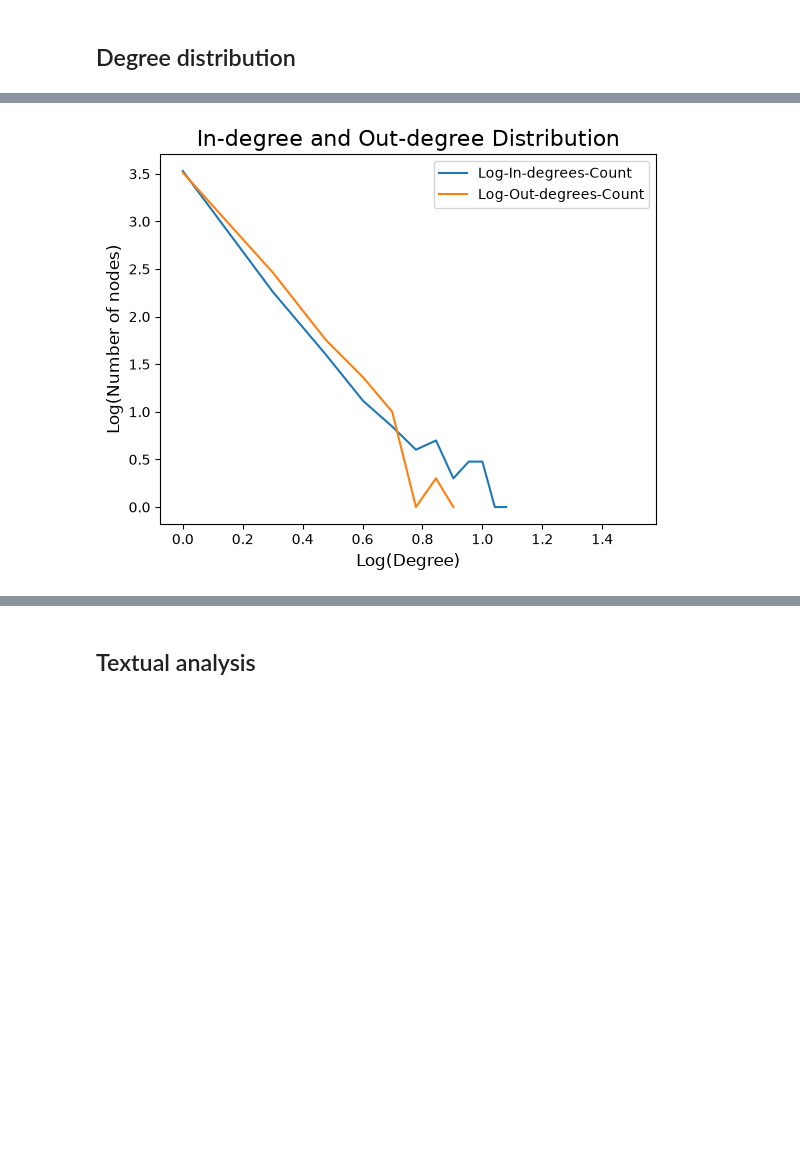
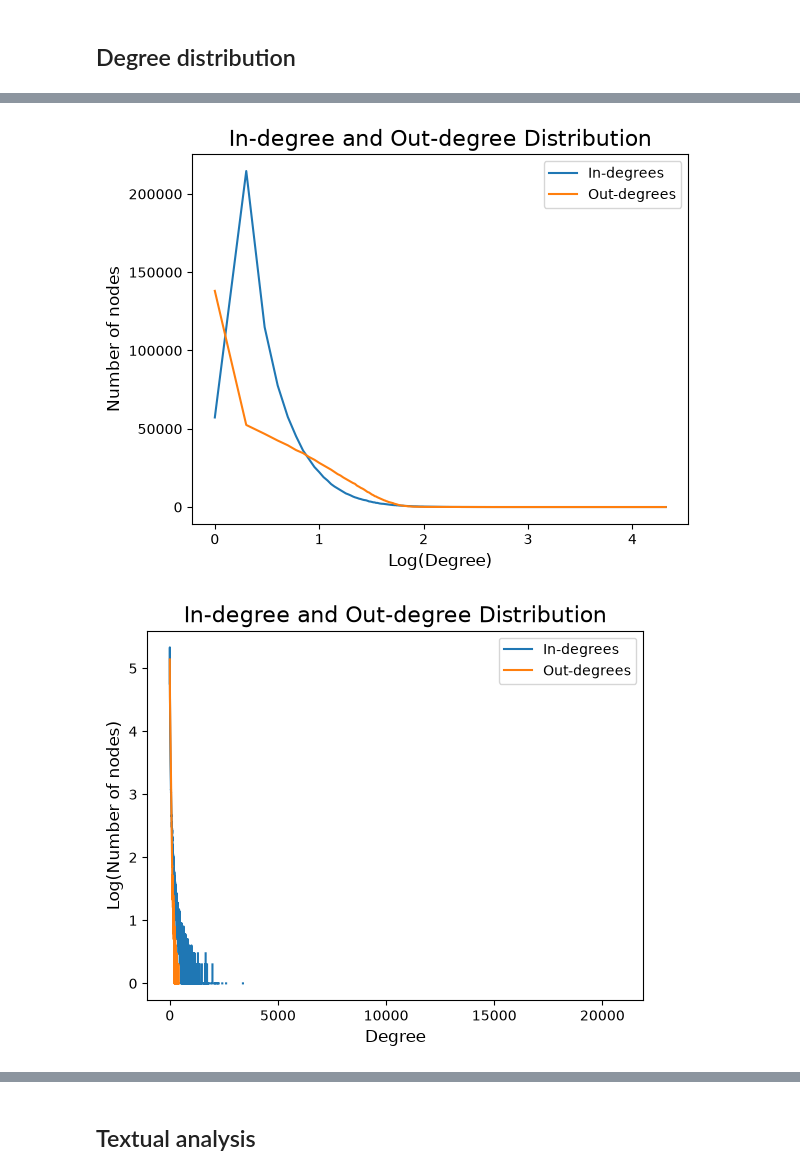
Before and after one commit to frasgp/finalproj, a Jupyter notebook: exploration.ipynb, the cells around one changed output, grey strips where cells are left out. Saved outputs shown, nothing was run; the diff lists cells and outputs as text; code cells hidden in the pictures; blank space fills up the shorter version.

```diff
--- a/exploration.ipynb
+++ b/exploration.ipynb
@@ -51,0 +68,13 @@ plt.show()
+# %%
+def filter_rows(df: pd.DataFrame) -> pd.Series:
+    """Filtering criterion for accepting papers in the graph."""
+    return (
+        (df["manipulation"] == False)
+        & (df["title"] != "")
+        & (df["title"] != np.nan)
+        # & (df["abstract"] != "" )
+        # & (df["high_label_journal"] == True)
+        # & (df["abstract"].apply(lambda abstract: "retracted" not in abstract))
+    )
+
+graph_df = df[filter_rows(df)].set_index("id")
@@ -153,14 +170,31 @@ Name: count, dtype: int64
 # %%
 log_in_degrees_count = in_degrees_count.apply(np.log10)
 log_out_degrees_count = out_degrees_count.apply(np.log10)
 log_degrees = degrees.apply(np.log10)
 
-plt.plot(log_degrees, log_in_degrees_count, label="Log-In-degrees-Count")
-plt.plot(log_degrees, log_out_degrees_count, label="Log-Out-degrees-Count")
+plt.plot(log_degrees, in_degrees_count, label="In-degrees")
+plt.plot(log_degrees, out_degrees_count, label="Out-degrees")
+plt.title("In-degree and Out-degree Distribution", fontsize=16)
+plt.xlabel("Log(Degree)", fontsize=12)
+plt.ylabel("Number of nodes", fontsize=12)
+plt.legend()
+
+plt.show()
+plt.plot(degrees, log_in_degrees_count, label="In-degrees")
+plt.plot(degrees, log_out_degrees_count, label="Out-degrees")
+plt.title("In-degree and Out-degree Distribution", fontsize=16)
+plt.xlabel("Degree", fontsize=12)
+plt.ylabel("Log(Number of nodes)", fontsize=12)
+plt.legend()
+plt.show()
+
+plt.plot(log_degrees, log_in_degrees_count, label="In-degrees")
+plt.plot(log_degrees, log_out_degrees_count, label="Out-degrees")
 plt.title("In-degree and Out-degree Distribution", fontsize=16)
 plt.xlabel("Log(Degree)", fontsize=12)
 plt.ylabel("Log(Number of nodes)", fontsize=12)
 plt.legend()
 plt.show()
 # %% [output]
-[figure, old version]
+[figure, new version]
+[figure, added]
```
Also changed, not shown: parts of 46 cells of this notebook, 2 other files.
